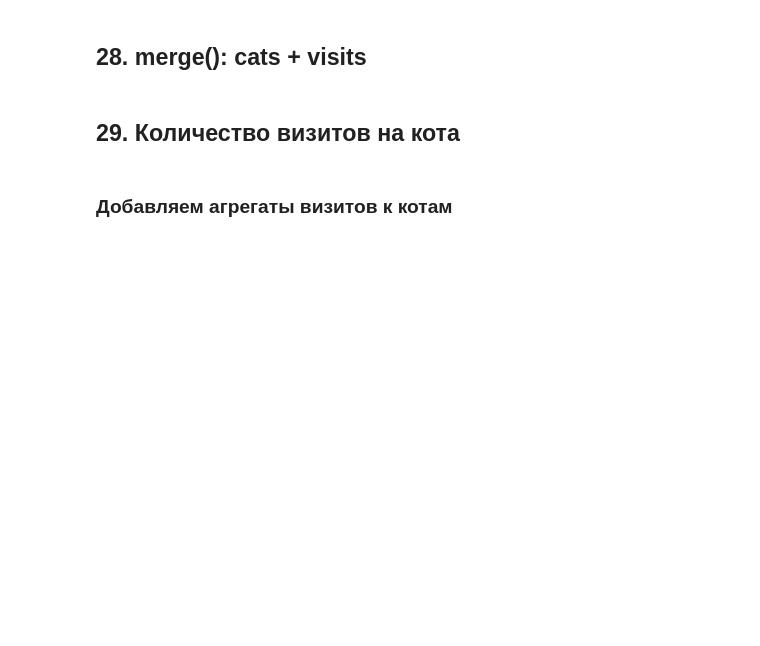
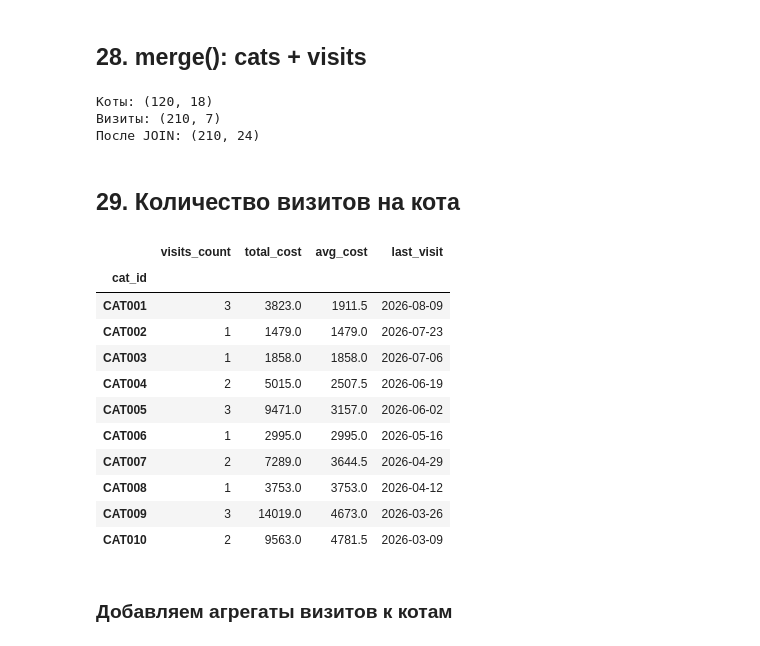
Before and after one commit to golubnichiy/bigdata_26_09, a Jupyter notebook: pandas_1_base.ipynb, the cells around one changed output. Cells and saved outputs as stored; diff of their text form; code cells hidden in the pictures; blank space fills up the shorter version.

```diff
--- a/pandas_1_base.ipynb
+++ b/pandas_1_base.ipynb
@@ -738,0 +961,9 @@ cats_clean[['height_m', 'height_cm']]
+# %%
+visits_clean = visits.copy()
+
+visits_clean['visit_date'] = pd.to_datetime(
+    visits_clean['visit_date'],
+    errors = 'coerce'
+)
+
+visits_clean['visit_date'].min(), visits_clean['visit_date'].max()
@@ -739,6 +972,47 @@ cats_clean[['height_m', 'height_cm']]
 # %% [markdown]
 ## 28. merge(): cats + visits
+# %%
+cats_visits = cats_clean.merge(
+    visits_clean,
+    on = 'cat_id',
+    how = 'left',
+    validate = 'one_to_many'
+)
+
+print('Коты:', cats_clean.shape)
+print('Визиты:', visits_clean.shape)
+print('После JOIN:', cats_visits.shape)
+# %% [output]
+Коты: (120, 18)
+Визиты: (210, 7)
+После JOIN: (210, 24)
 # %% [markdown]
 ## 29. Количество визитов на кота
+# %%
+visits_per_cat = (
+    visits_clean
+    .groupby('cat_id')
+    .agg(
+        visits_count = ('visit_id', 'count'),
+        total_cost = ('cost_rub', 'sum'),
+        avg_cost = ('cost_rub', 'mean'),
+        last_visit = ('visit_date', 'max')
+    )
+)
+
+visits_per_cat.head(10)
+# %% [output]
+|  | visits_count | total_cost | avg_cost | last_visit |
+| cat_id |  |  |  |  |
+| CAT001 | 3 | 3823.0 | 1911.5 | 2026-08-09 |
+| CAT002 | 1 | 1479.0 | 1479.0 | 2026-07-23 |
+| CAT003 | 1 | 1858.0 | 1858.0 | 2026-07-06 |
+| CAT004 | 2 | 5015.0 | 2507.5 | 2026-06-19 |
+| CAT005 | 3 | 9471.0 | 3157.0 | 2026-06-02 |
+| CAT006 | 1 | 2995.0 | 2995.0 | 2026-05-16 |
+| CAT007 | 2 | 7289.0 | 3644.5 | 2026-04-29 |
+| CAT008 | 1 | 3753.0 | 3753.0 | 2026-04-12 |
+| CAT009 | 3 | 14019.0 | 4673.0 | 2026-03-26 |
+| CAT010 | 2 | 9563.0 | 4781.5 | 2026-03-09 |
 # %% [markdown]
 ### Добавляем агрегаты визитов к котам
```
Also changed, not shown: parts of 17 cells of this notebook.
